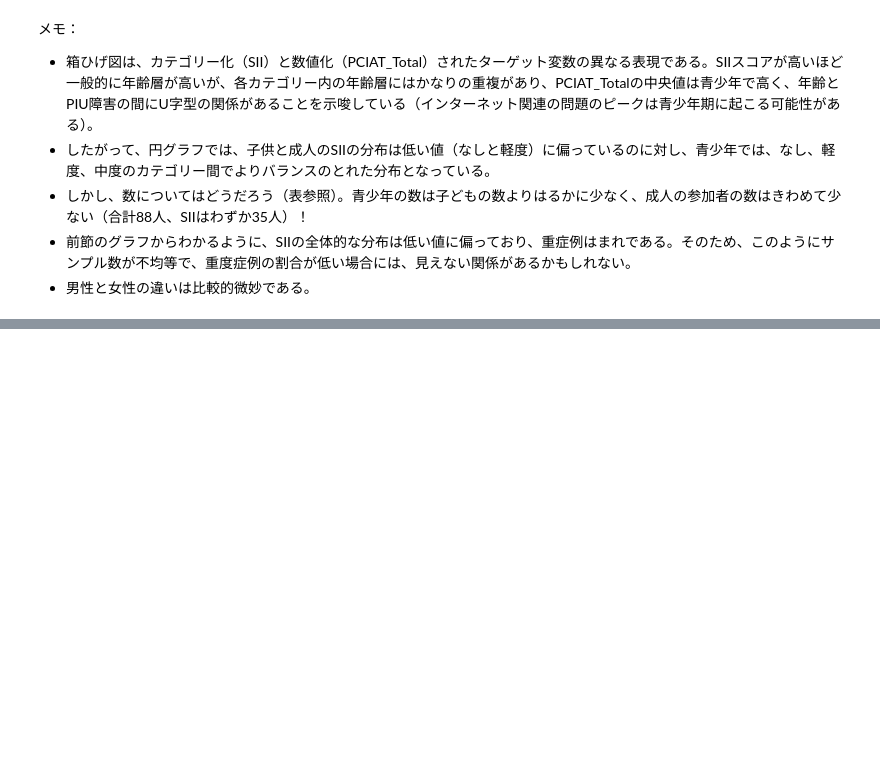
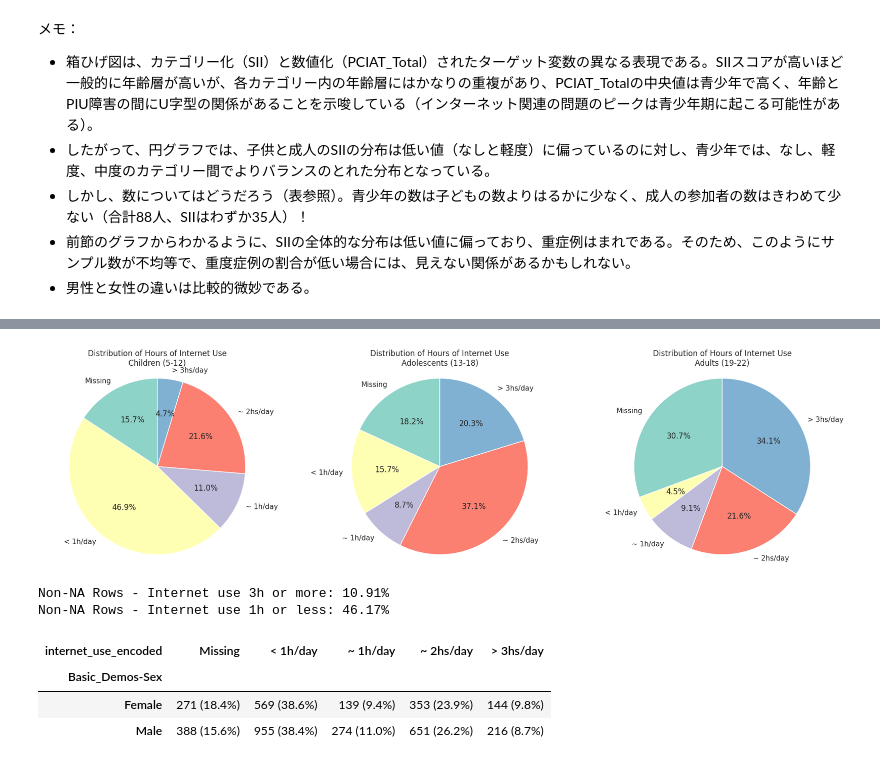
Before and after one commit to yuji-sgs/child-mind-institute, a Jupyter notebook: EDA.ipynb, the cells around one changed output, grey strips where cells are left out. Saved outputs shown, nothing was run; the diff lists cells and outputs as text; code cells hidden in the pictures; blank space fills up the shorter version.

```diff
--- a/EDA.ipynb
+++ b/EDA.ipynb
@@ -417,0 +486,39 @@ stats
+# %%
+stats = train.groupby(
+    ['Age Group', 'internet_use_encoded']
+).size().unstack(fill_value=0)
+fig, axes = plt.subplots(1, len(stats), figsize=(18, 5))
+
+for i, age_group in enumerate(stats.index):
+    group_counts = stats.loc[age_group] / stats.loc[age_group].sum()
+    axes[i].pie(group_counts, labels=group_counts.index, autopct='%1.1f%%',
+                startangle=90, colors=sns.color_palette("Set3"), labeldistance=1.1)
+    axes[i].set_title(f'Distribution of Hours of Internet Use\n{age_group}')
+    axes[i].axis('equal')
+
+plt.tight_layout()
+plt.show()
+# %% [output]
+[figure, added]
+# %%
+train_non_na = train.dropna(subset=['PreInt_EduHx-computerinternet_hoursday'])
+rows = (train_non_na['PreInt_EduHx-computerinternet_hoursday'] == 3).sum()
+print(f"Non-NA Rows - Internet use 3h or more: {(rows / len(train_non_na)) * 100:.2f}%")
+
+rows = (train_non_na['PreInt_EduHx-computerinternet_hoursday'] == 0).sum()
+print(f"Non-NA Rows - Internet use 1h or less: {(rows / len(train_non_na)) * 100:.2f}%")
+# %% [output]
+Non-NA Rows - Internet use 3h or more: 10.91%
+Non-NA Rows - Internet use 1h or less: 46.17%
+# %%
+stats = train.groupby(['Basic_Demos-Sex', 'internet_use_encoded']
+).size().unstack(fill_value=0)
+stats_prop = stats.div(stats.sum(axis=1), axis=0) * 100
+
+stats = stats.astype(str) +' (' + stats_prop.round(1).astype(str) + '%)'
+stats
+# %% [output]
+| internet_use_encoded | Missing | < 1h/day | ~ 1h/day | ~ 2hs/day | > 3hs/day |
+| Basic_Demos-Sex |  |  |  |  |  |
+| Female | 271 (18.4%) | 569 (38.6%) | 139 (9.4%) | 353 (23.9%) | 144 (9.8%) |
+| Male | 388 (15.6%) | 955 (38.4%) | 274 (11.0%) | 651 (26.2%) | 216 (8.7%) |
```
Also changed, not shown: parts of 19 cells of this notebook.
